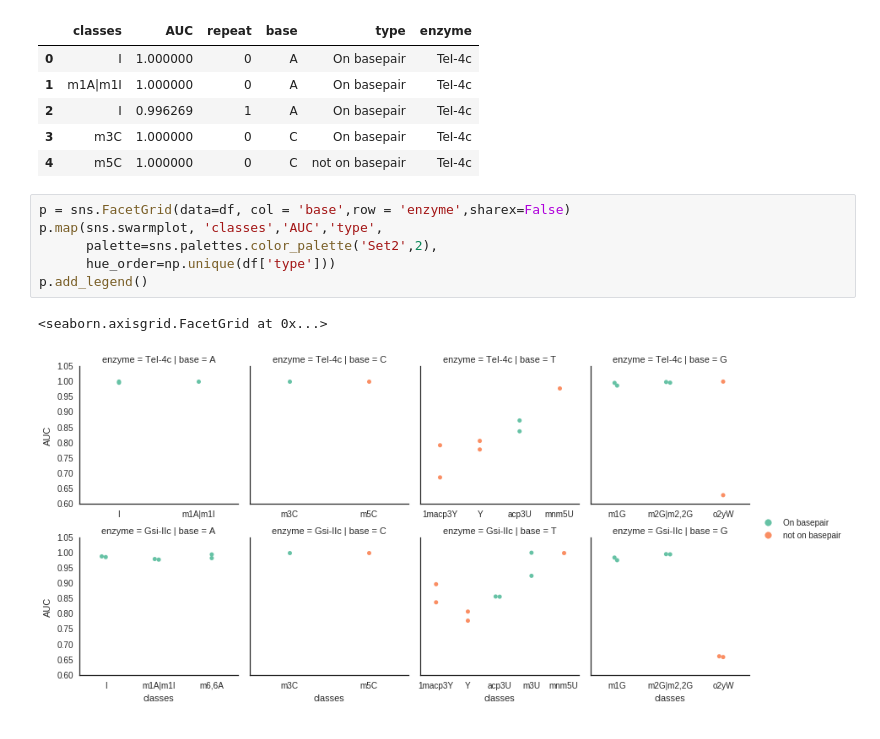
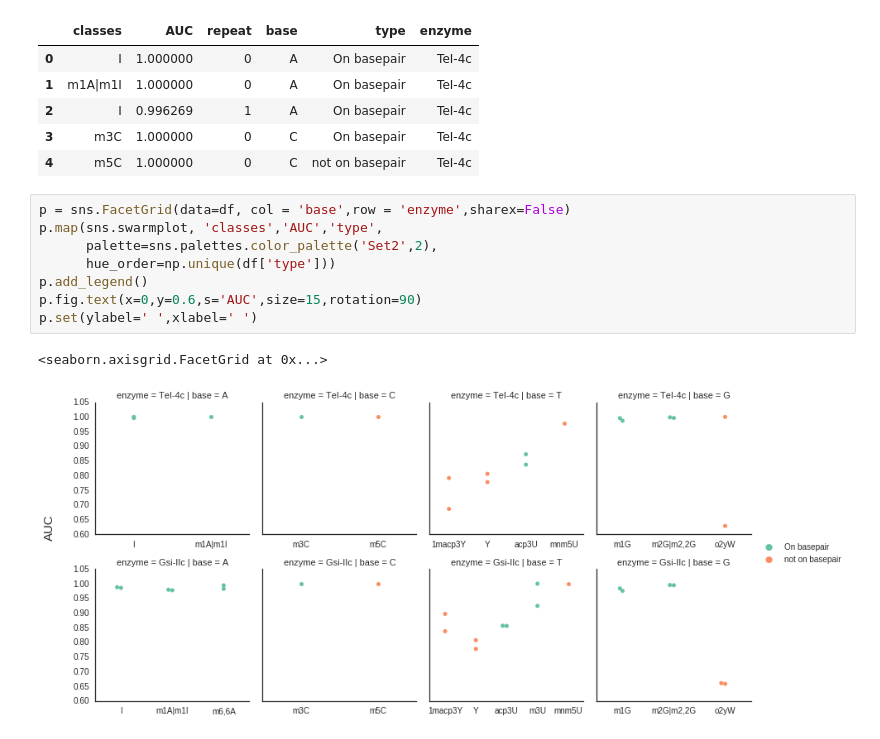
Before and after one commit to wckdouglas/sklearn-hamr, a Jupyter notebook: plotting.ipynb, the cells around one changed output. Cells and saved outputs as stored; diff of their text form.

```diff
--- a/plotting.ipynb
+++ b/plotting.ipynb
@@ -19,9 +19,11 @@ df.head()
 # %%
 p = sns.FacetGrid(data=df, col = 'base',row = 'enzyme',sharex=False)
 p.map(sns.swarmplot, 'classes','AUC','type',
       palette=sns.palettes.color_palette('Set2',2),
       hue_order=np.unique(df['type']))
 p.add_legend()
+p.fig.text(x=0,y=0.6,s='AUC',size=15,rotation=90)
+p.set(ylabel=' ',xlabel=' ')
 # %% [output]
 <seaborn.axisgrid.FacetGrid at 0x...>
-[figure, old version]
+[figure, new version]
```
Also changed, not shown: 1 other file.
